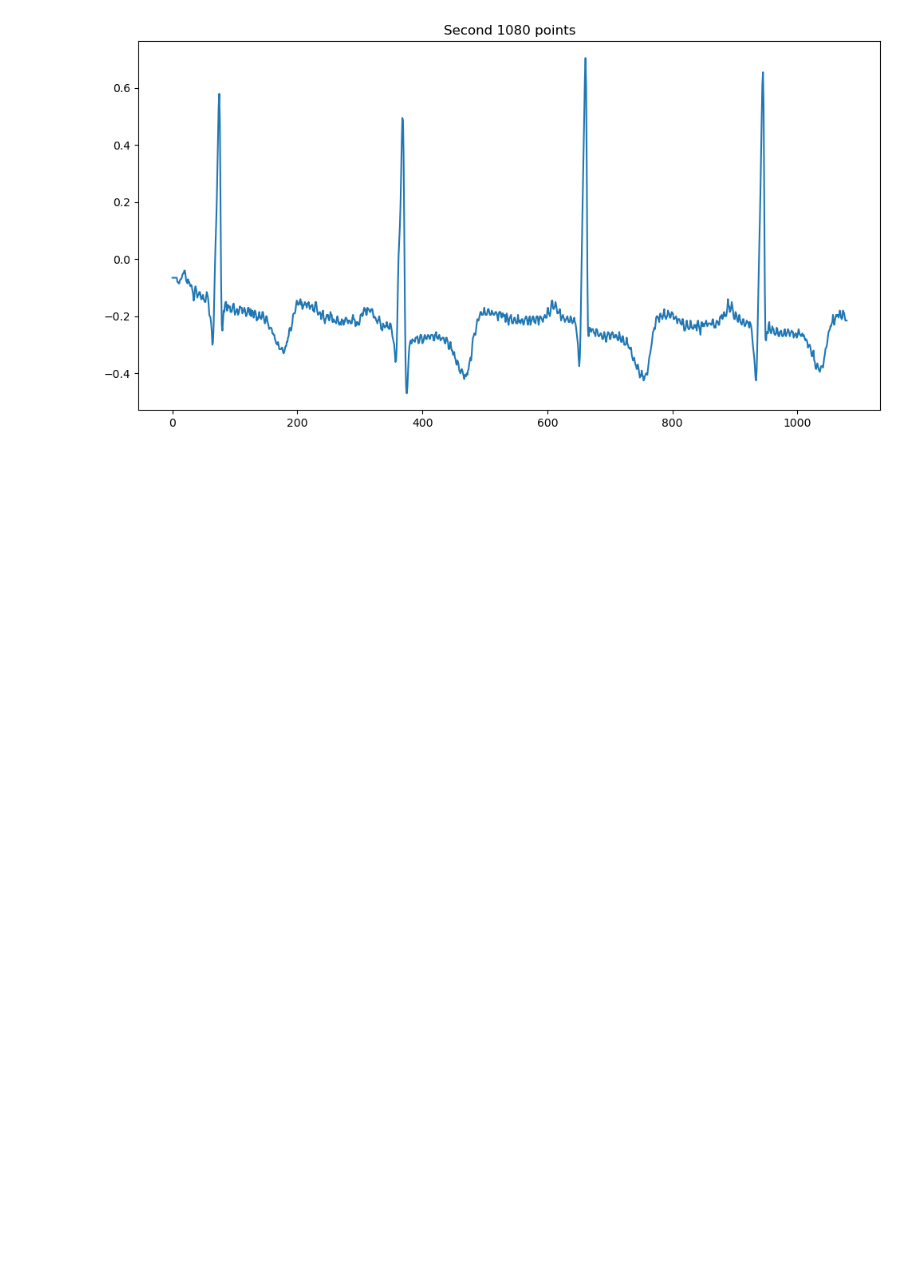
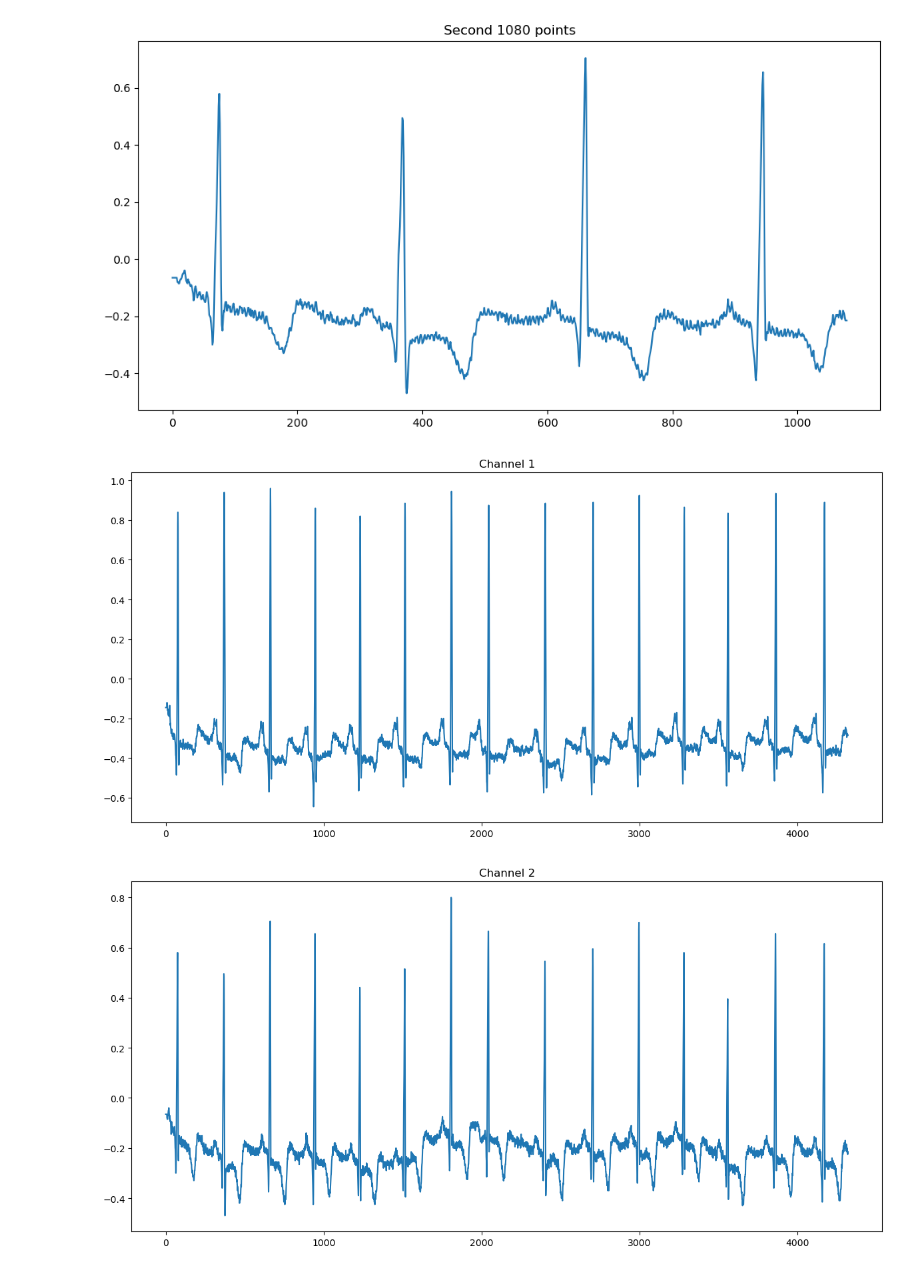
Before and after one commit to ECG-Research-Technion/ECG-SDE, a Jupyter notebook: V2/Test.ipynb, the cells around one changed output. Cells and saved outputs as stored; diff of their text form; code cells hidden in the pictures; blank space fills up the shorter version.

```diff
--- a/V2/Test.ipynb
+++ b/V2/Test.ipynb
@@ -290,3 +290,24 @@ torch.Size([1080, 2])
 [figure]
 torch.Size([1080, 2])
 [figure]
+# %%
+import torch
+import torch.nn as nn
+import torch.optim as optim
+import matplotlib.pyplot as plt
+import os
+from paths import *
+
+
+x = torch.load(str(TRAIN_DATA))
+x_concat = torch.cat([x[i] for i in range(x.shape[0])], dim=1)
+
+for i in range(x_concat.shape[0]):
+    plt.figure(figsize=(12, 6))
+    plt.plot(x_concat[i, :])
+    plt.title(f'Channel {i+1}')
+    plt.tight_layout()
+    plt.show()
+# %% [output]
+[figure, added]
+[figure, added]
```
Also changed, not shown: 17 other files.
